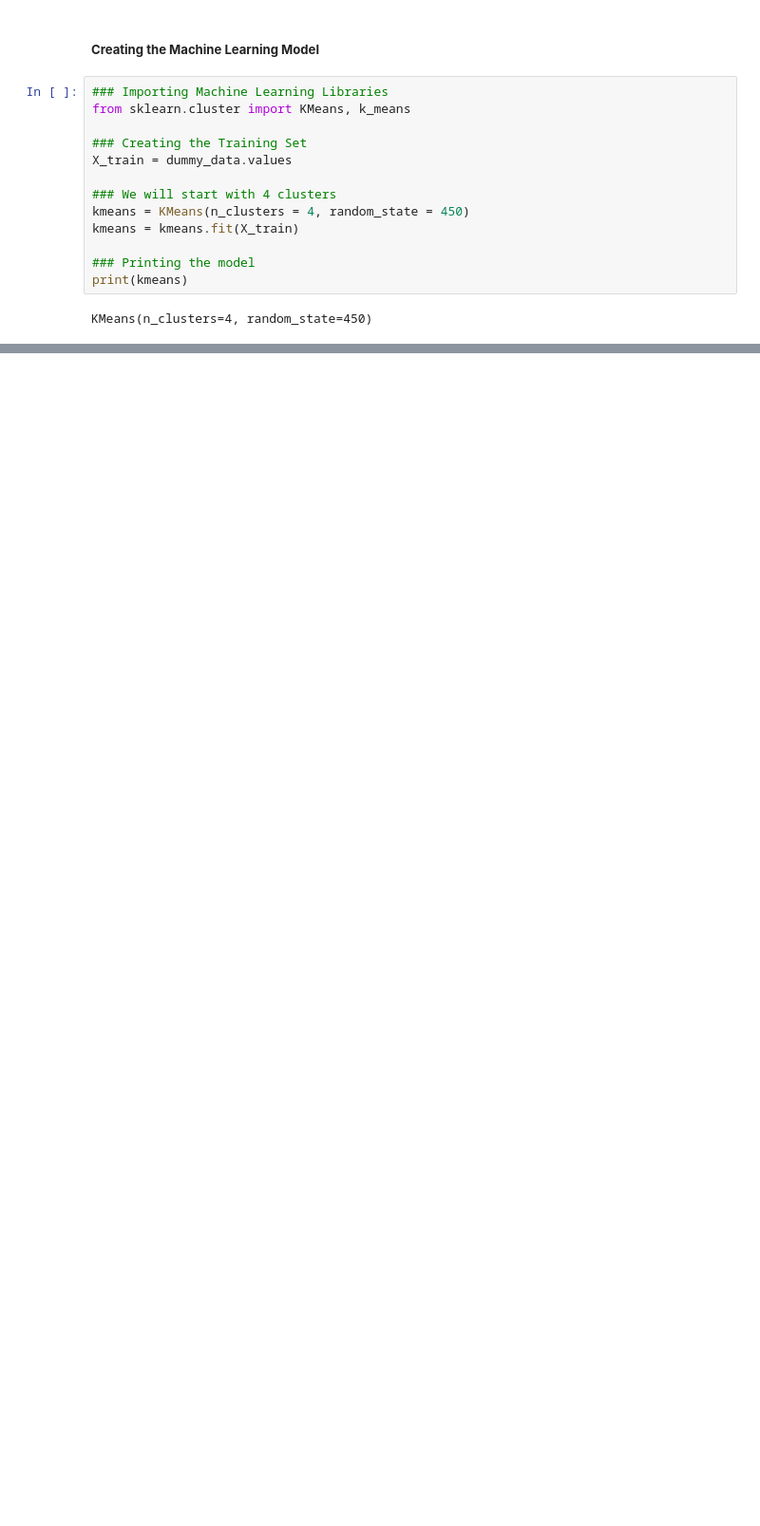
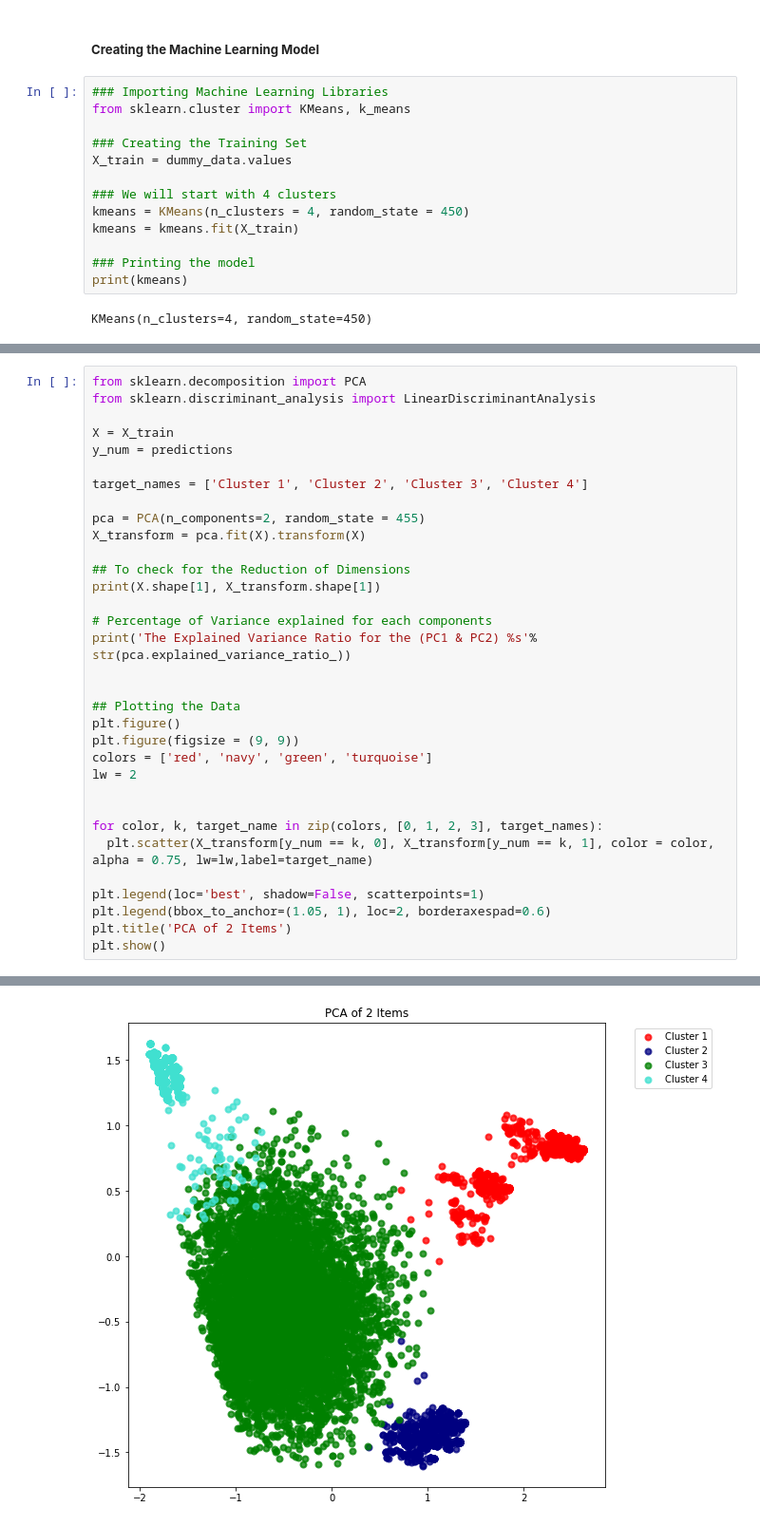
Before and after one commit to Highashikata/Data-Science---Customer-Segmentation-Using-K-Means, a Jupyter notebook: Data_Science_Customer_Segmentation_Using_K_means_&_PCA.ipynb, the cells around one changed output, grey strips where cells are left out. Shown at 95% size. Drawn from its saved outputs; the diff is of its cells as text; blank space fills up the shorter version.

```diff
--- a/Data_Science_Customer_Segmentation_Using_K_means_&_PCA.ipynb
+++ b/Data_Science_Customer_Segmentation_Using_K_means_&_PCA.ipynb
@@ -437,0 +464,34 @@ countscldf
+# %%
+from sklearn.decomposition import PCA
+from sklearn.discriminant_analysis import LinearDiscriminantAnalysis
+
+X = X_train
+y_num = predictions
+
+target_names = ['Cluster 1', 'Cluster 2', 'Cluster 3', 'Cluster 4']
+
+pca = PCA(n_components=2, random_state = 455)
+X_transform = pca.fit(X).transform(X)
+
+## To check for the Reduction of Dimensions
+print(X.shape[1], X_transform.shape[1])
+
+# Percentage of Variance explained for each components
+print('The Explained Variance Ratio for the (PC1 & PC2) %s'% str(pca.explained_variance_ratio_))
+
+
+## Plotting the Data
+plt.figure()
+plt.figure(figsize = (9, 9))
+colors = ['red', 'navy', 'green', 'turquoise']
+lw = 2
+
+
+for color, k, target_name in zip(colors, [0, 1, 2, 3], target_names):
+  plt.scatter(X_transform[y_num == k, 0], X_transform[y_num == k, 1], color = color, alpha = 0.75, lw=lw,label=target_name)
+
+plt.legend(loc='best', shadow=False, scatterpoints=1)
+plt.legend(bbox_to_anchor=(1.05, 1), loc=2, borderaxespad=0.6)
+plt.title('PCA of 2 Items')
+plt.show()
+# %% [output]
@@ -437,0 +501 @@ countscldf
+[figure, added]
```
Also changed, not shown: parts of 15 cells of this notebook.
